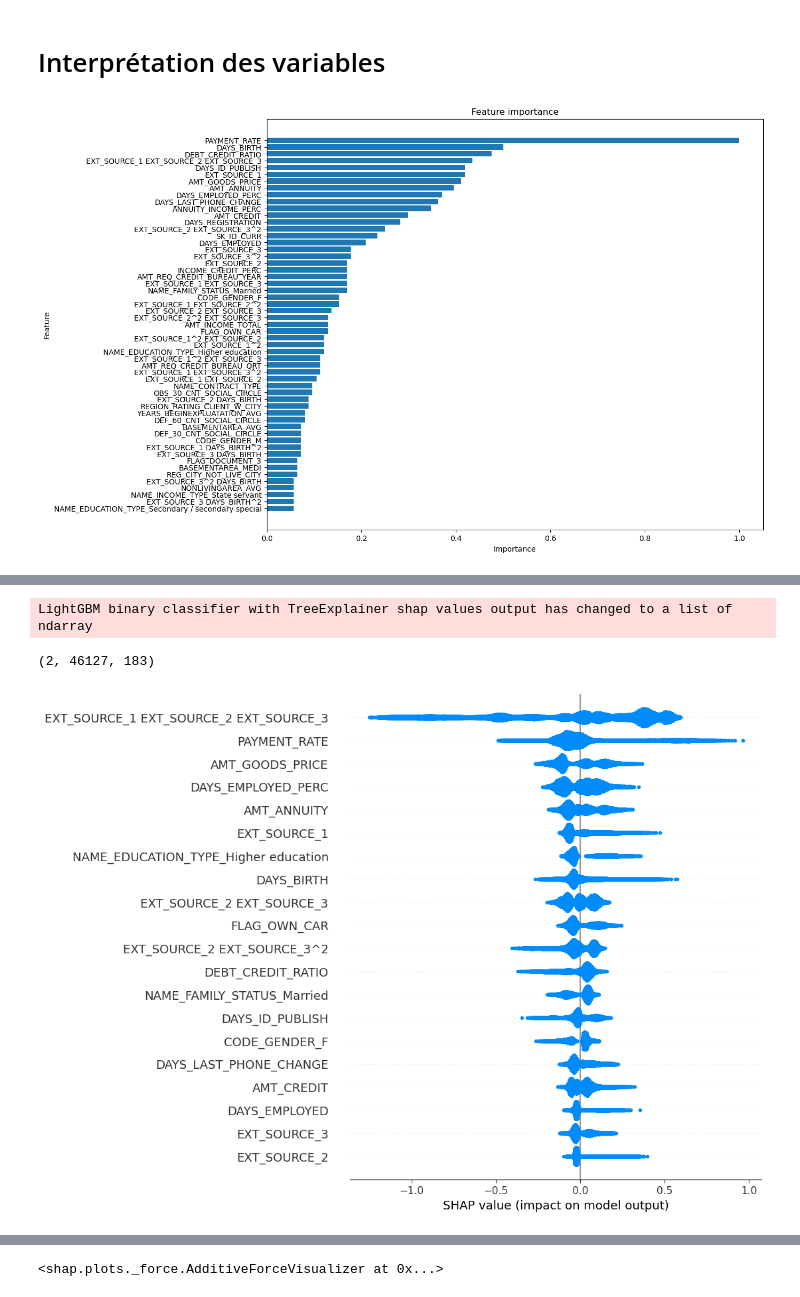
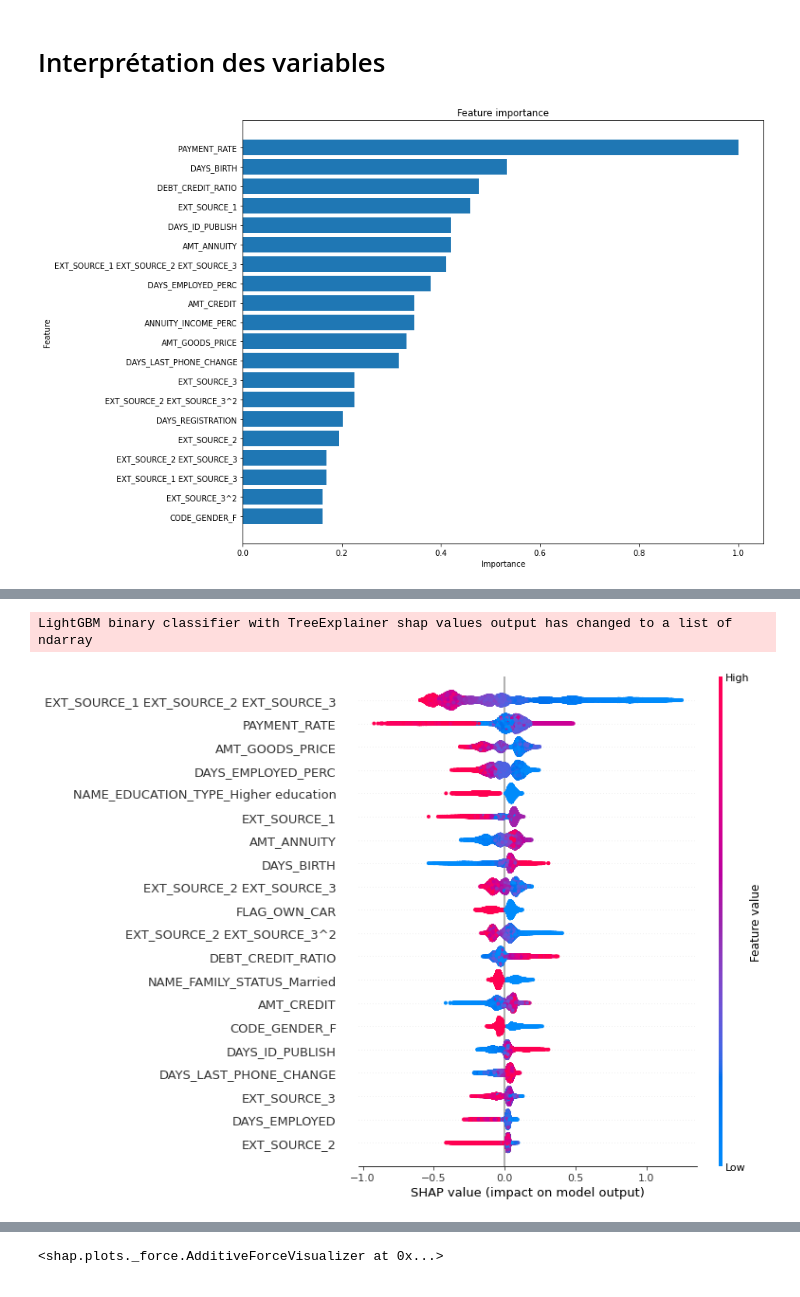
Before and after one commit to StevPav/OCR_Data_Scientist_P7, a Jupyter notebook: P7_01_notebook.ipynb, the cells around one changed output, grey strips where cells are left out. Drawn from its saved outputs; the diff is of its cells as text; code cells hidden in the pictures.

```diff
--- a/P7_01_notebook.ipynb
+++ b/P7_01_notebook.ipynb
@@ -1023,13 +1054,12 @@ def seuil(X_train,y_train,X_test,y_test,model,bestparam):
     model_gs=model_selection.GridSearchCV(estimator = model, param_grid=bestparam,scoring=scorer)      # définition de la Cross-Validation
     model_gs.fit(X_app_train, y_train) #Fit du modèle sur le jeu d'entrainement
     y_pred_proba=model_gs.predict_proba(X_app_test) #Calcul de la proba d'appartenance àchaque classe
-    feat_imp=model_gs.best_estimator_.feature_importances_
 
     for i in np.linspace(0,1,101):
         y_pred=np.where(y_pred_proba>i,1,0)[:,1] #Calcul de la classe d'appartenance (seuil variable)
         fbeta=round(metrics.fbeta_score(y_test,y_pred,beta=2),4)
         fbeta_list.append(fbeta)
 
-    return fbeta_list,feat_imp,model_gs
+    return fbeta_list,model_gs
 # %%
 logreg=linear_model.LogisticRegression(class_weight='balanced')
@@ -1052,6 +1085,6 @@ Please also refer to the documentation for alternative solver options:
 # %%
 lgbm=LGBMClassifier(class_weight='balanced')
-fbeta_list_lgbm,feat_imp_lgbm,lgbm=seuil(X_app_train,y_train,X_app_test,y_test,lgbm,{'boosting_type': ['gbdt'],
+fbeta_list_lgbm,lgbm=seuil(X_app_train,y_train,X_app_test,y_test,lgbm,{'boosting_type': ['gbdt'],
  'learning_rate': [0.1],
  'max_depth': [4],
  'reg_alpha': [10.0]})
@@ -1080,15 +1115,17 @@ Seuil pour score max LGBM: 0.5
 # %% [markdown]
 # Interprétation des variables
+# %%
+feat_imp_lgbm=lgbm.best_estimator_.feature_importances_
 # %%
 data = pd.DataFrame(data = {'Names' : X_app.columns, 'Importance':feat_imp_lgbm}).sort_values(by='Importance')
 data['Importance']=data['Importance']/data['Importance'].max()
-data=data[data['Importance']>0.05]
 # %%
+# Affichage des 20 features les plus importantes
 plt.figure(figsize=(12,10))
 plt.xlabel("Importance")
 plt.ylabel("Feature")
-plt.title("Feature importance (>0.05 relative importance) ")
-plt.barh(data['Names'] ,data['Importance']);
+plt.title("Feature importance")
+plt.barh(data['Names'].tail(20) ,data['Importance'].tail(20));
 # %% [output]
-[figure, old version]
+[figure, new version]
 # %%
@@ -1096,15 +1133,13 @@ shap.initjs()
 # %% [output]
 [interactive output not drawn]
-# %%
-explainer = shap.TreeExplainer(lgbm.best_estimator_)
-shap_values = explainer.shap_values(X_app_test)
-# %% [output]
-LightGBM binary classifier with TreeExplainer shap values output has changed to a list of ndarray
-# %%
-np.shape(shap_values)
-# %% [output]
-(2, 46127, 183)
+# %%
+# Calcul des valeurs SHAP permettant de visualiser l'impact des features sur chaque individu
+df_X_test=pd.DataFrame(data=X_app_test,columns=X_app.columns)
+explainer = shap.TreeExplainer(lgbm.best_estimator_)
+shap_values = explainer.shap_values(df_X_test)
+# %% [output]
+LightGBM binary classifier with TreeExplainer shap values output has changed to a list of ndarray
 # %%
-shap.summary_plot(shap_values[0], X_app.columns)
+shap.summary_plot(shap_values[1], df_X_test)
 # %% [output]
-[figure, old version]
+[figure, new version]
```
Also changed, not shown: parts of 70 cells of this notebook.
